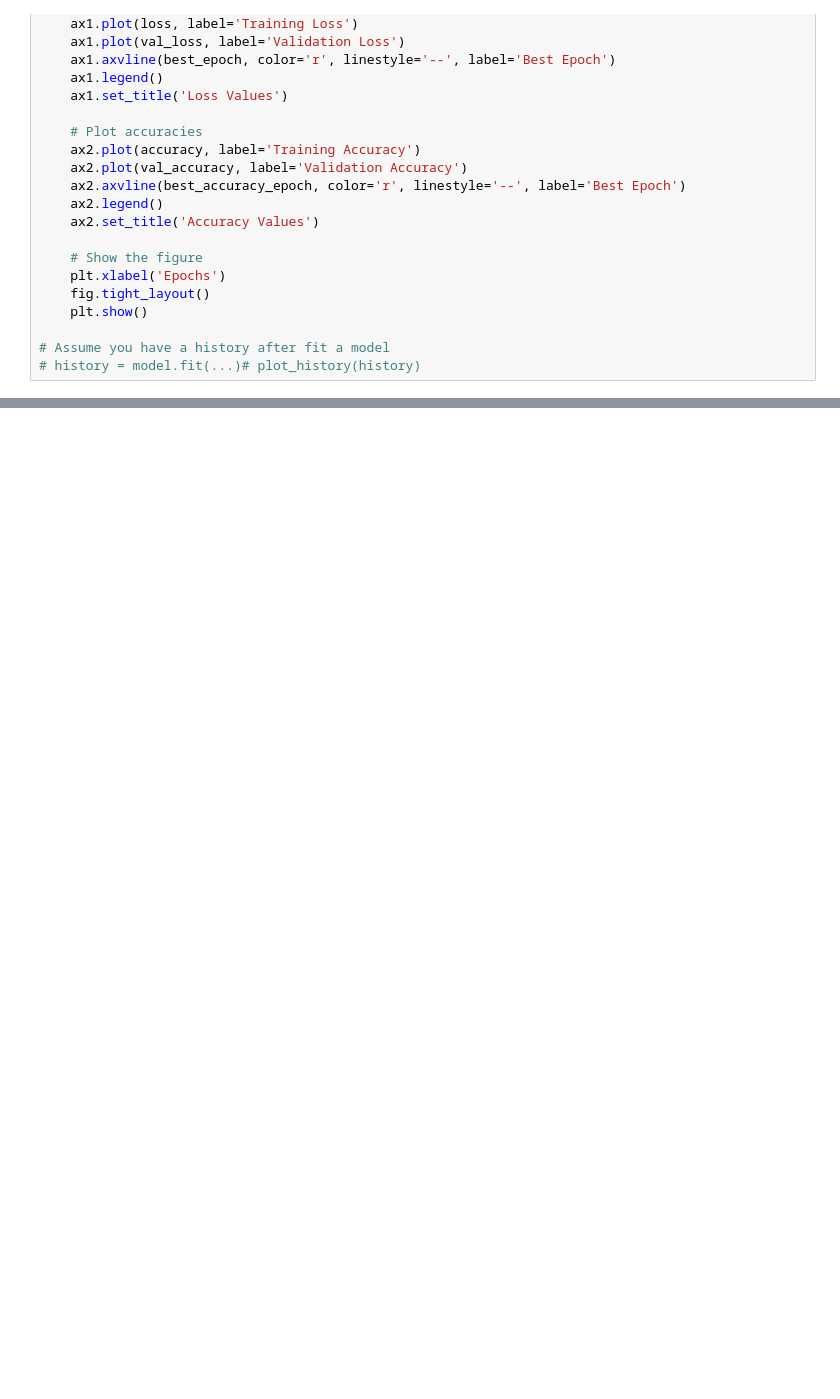
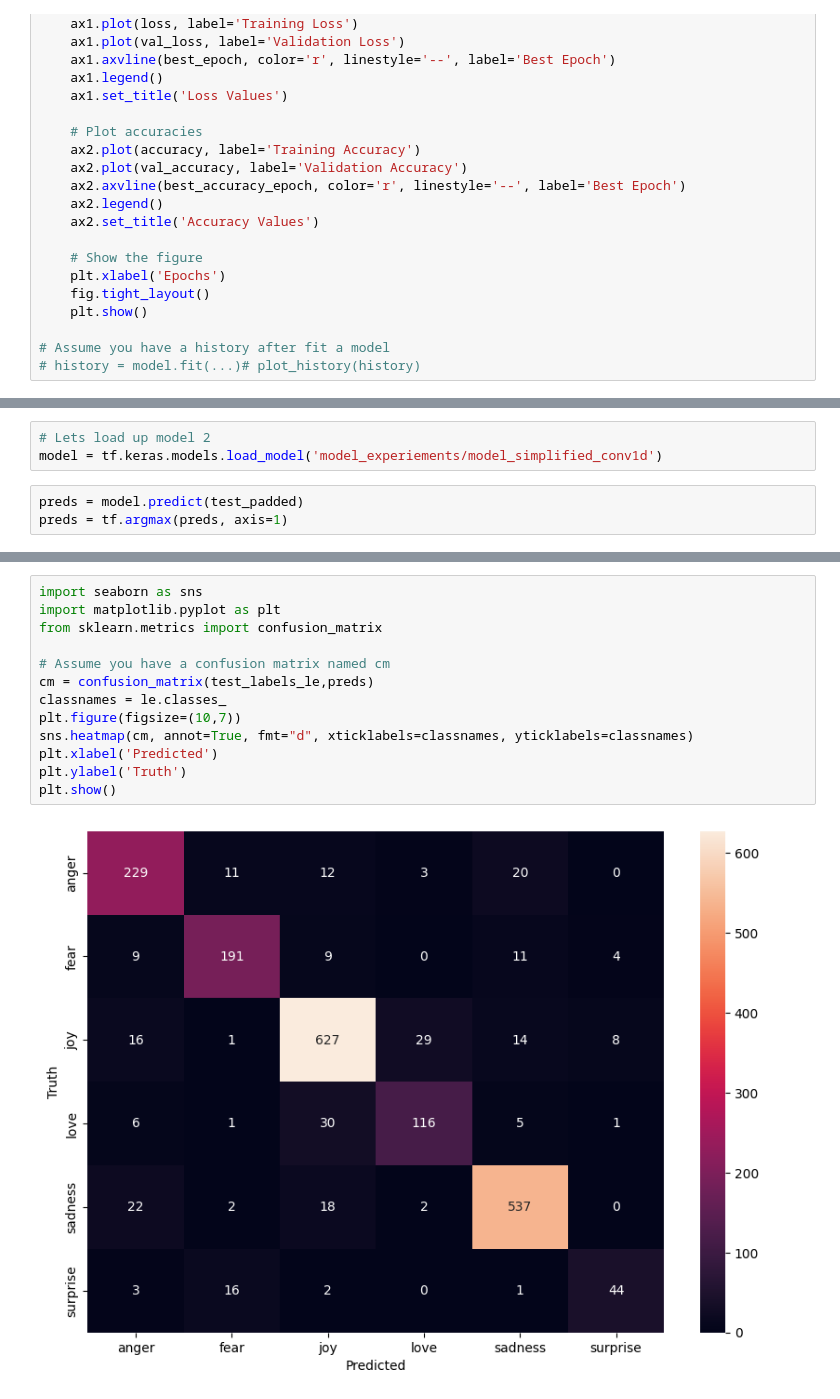
Before and after one commit to rvtovar/nlp_emotion_labeling, a Jupyter notebook: main.ipynb, the cells around one changed output, grey strips where cells are left out. Cells and saved outputs as stored; diff of their text form; blank space fills up the shorter version.

```diff
--- a/main.ipynb
+++ b/main.ipynb
@@ -434,0 +433,6 @@ plot_history(mod_4_hist)
+# %%
+# Lets load up model 2
+model = tf.keras.models.load_model('model_experiements/model_simplified_conv1d')
+# %%
+preds = model.predict(test_padded)
+preds = tf.argmax(preds, axis=1)
@@ -434,0 +441,15 @@ plot_history(mod_4_hist)
+# %%
+import seaborn as sns
+import matplotlib.pyplot as plt
+from sklearn.metrics import confusion_matrix
+
+# Assume you have a confusion matrix named cm
+cm = confusion_matrix(test_labels_le,preds)
+classnames = le.classes_
+plt.figure(figsize=(10,7))
+sns.heatmap(cm, annot=True, fmt="d", xticklabels=classnames, yticklabels=classnames)
+plt.xlabel('Predicted')
+plt.ylabel('Truth')
+plt.show()
+# %% [output]
+[figure, added]
```
Also changed, not shown: parts of 19 cells of this notebook, 1 other file.
